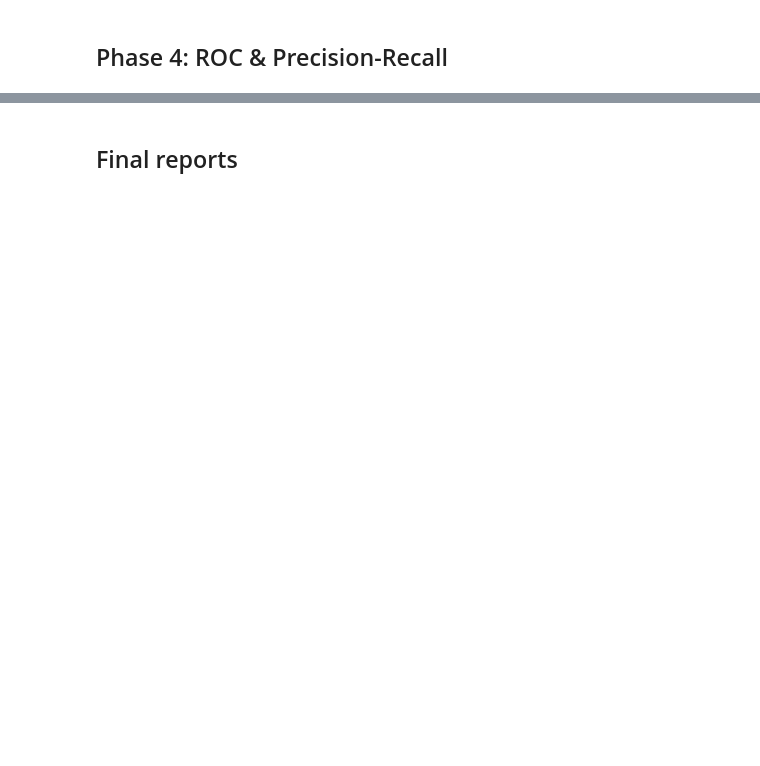
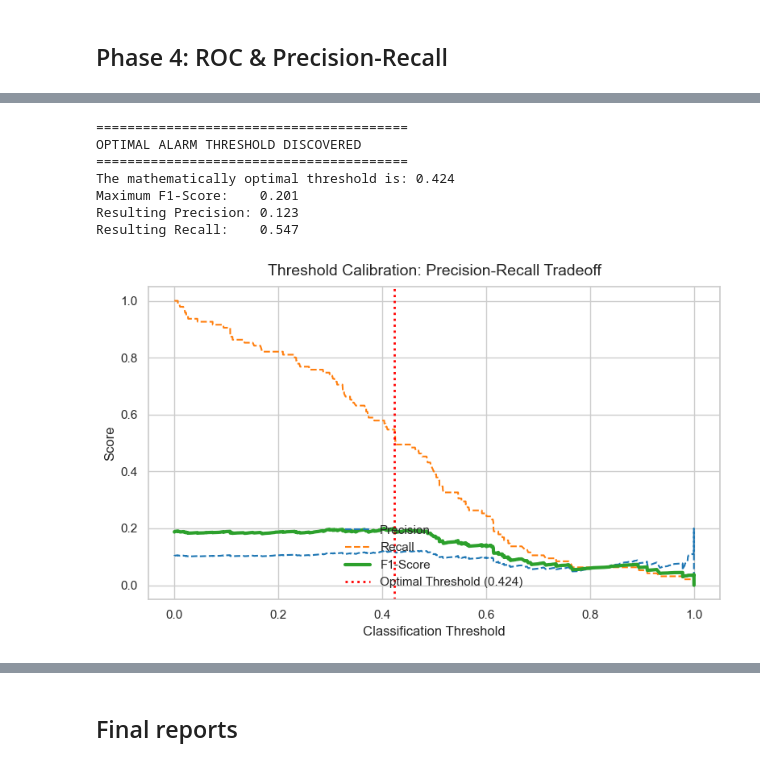
Before and after one commit to mdyagual/sna-for-oms-project, a Jupyter notebook: notebooks/risk_prediction_overview.ipynb, the cells around one changed output, grey strips where cells are left out. Saved outputs shown, nothing was run; the diff lists cells and outputs as text; code cells hidden in the pictures; blank space fills up the shorter version.

```diff
--- a/notebooks/risk_prediction_overview.ipynb
+++ b/notebooks/risk_prediction_overview.ipynb
@@ -377,3 +434,66 @@ Resulting Precision: 0.172
+# %%
+import numpy as np
+import matplotlib.pyplot as plt
+import seaborn as sns
+from sklearn.metrics import precision_recall_curve
+
+# 1. Flatten the lists of arrays from your K-Fold evaluation
+flat_y_true = np.concatenate(y_true_e_sna)
+flat_preds = np.concatenate(preds_e_sna)
+
+# 2. Use Scikit-Learn to calculate the exact Precision and Recall for every possible threshold
+precision, recall, thresholds = precision_recall_curve(flat_y_true, flat_preds)
+
+# 3. Calculate the F1-Score for every single threshold simultaneously (Vectorized Math)
+# Add a tiny epsilon (1e-8) to the denominator to prevent division by zero
+f1_scores = 2 * (precision * recall) / (precision + recall + 1e-8)
+
+# 4. Find the exact index of the highest F1-Score
+# Note: precision_recall_curve returns thresholds with length (N-1),
+# so we drop the last precision/recall value to match shapes
+best_index = np.argmax(f1_scores[:-1])
+optimal_threshold = thresholds[best_index]
+
+print("\n" + "="*40)
+print("OPTIMAL ALARM THRESHOLD DISCOVERED")
+print("="*40)
+print(f"The mathematically optimal threshold is: {optimal_threshold:.3f}")
+print(f"Maximum F1-Score:    {f1_scores[best_index]:.3f}")
+print(f"Resulting Precision: {precision[best_index]:.3f}")
+print(f"Resulting Recall:    {recall[best_index]:.3f}")
+
+# ==========================================
+# THESIS UPGRADE: Plotting the Vectorized Threshold Tradeoff
+# ==========================================
+plt.figure(figsize=(8, 5))
+sns.set_theme(style="whitegrid")
+
+# We use thresholds for the x-axis, and slice the other arrays to match the length
+plt.plot(thresholds, precision[:-1], label='Precision', color='#1f77b4', linestyle='--')
+plt.plot(thresholds, recall[:-1], label='Recall', color='#ff7f0e', linestyle='--')
+plt.plot(thresholds, f1_scores[:-1], label='F1-Score', color='#2ca02c', linewidth=3)
+
+# Draw a vertical line at the optimal threshold
+plt.axvline(x=optimal_threshold, color='red', linestyle=':', linewidth=2,
+            label=f'Optimal Threshold ({optimal_threshold:.3f})')
+
+plt.title('Threshold Calibration: Precision-Recall Tradeoff', fontsize=14, pad=10)
+plt.xlabel('Classification Threshold', fontsize=12)
+plt.ylabel('Score', fontsize=12)
+plt.legend(loc='lower center', fontsize=11)
+plt.savefig(f"{timestamp}_threshold_calibration.png", dpi=300, bbox_inches='tight')
+
+plt.tight_layout()
+plt.show()
+# %% [output]
+========================================
+OPTIMAL ALARM THRESHOLD DISCOVERED
+========================================
+The mathematically optimal threshold is: 0.424
+Maximum F1-Score:    0.201
+Resulting Precision: 0.123
+Resulting Recall:    0.547
+[figure, added]
 # %%
 from sklearn.metrics import roc_curve, auc, precision_recall_curve, average_precision_score, recall_score
 
```
Also changed, not shown: parts of 13 cells of this notebook, 2 other files.
